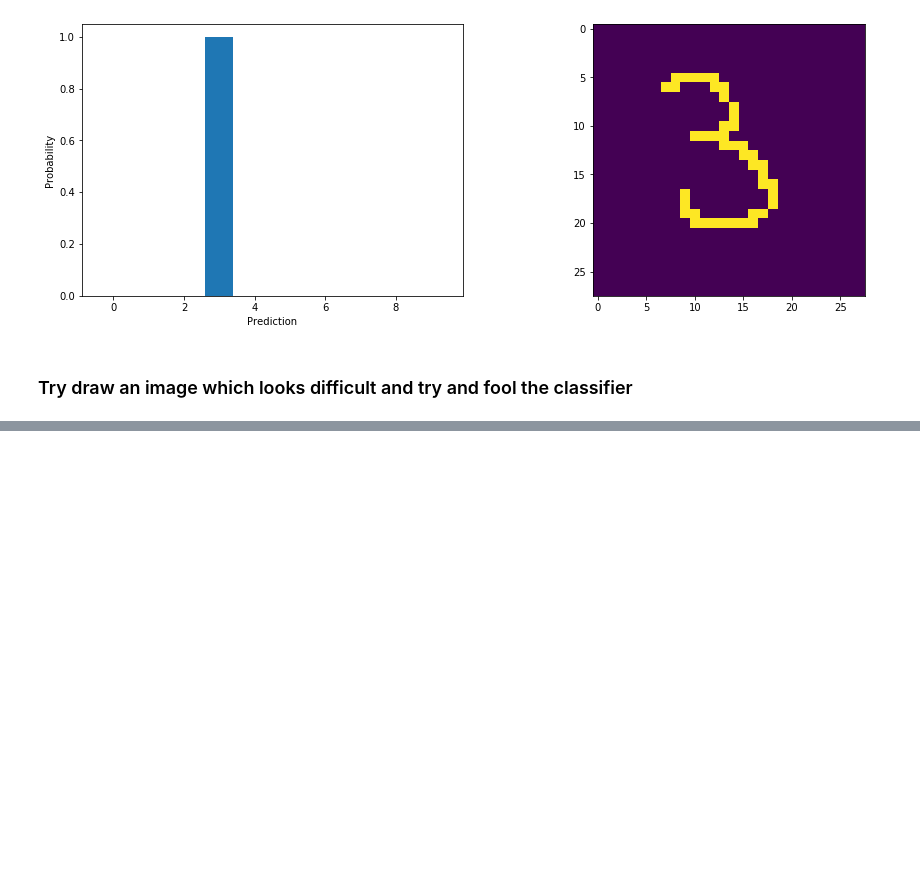
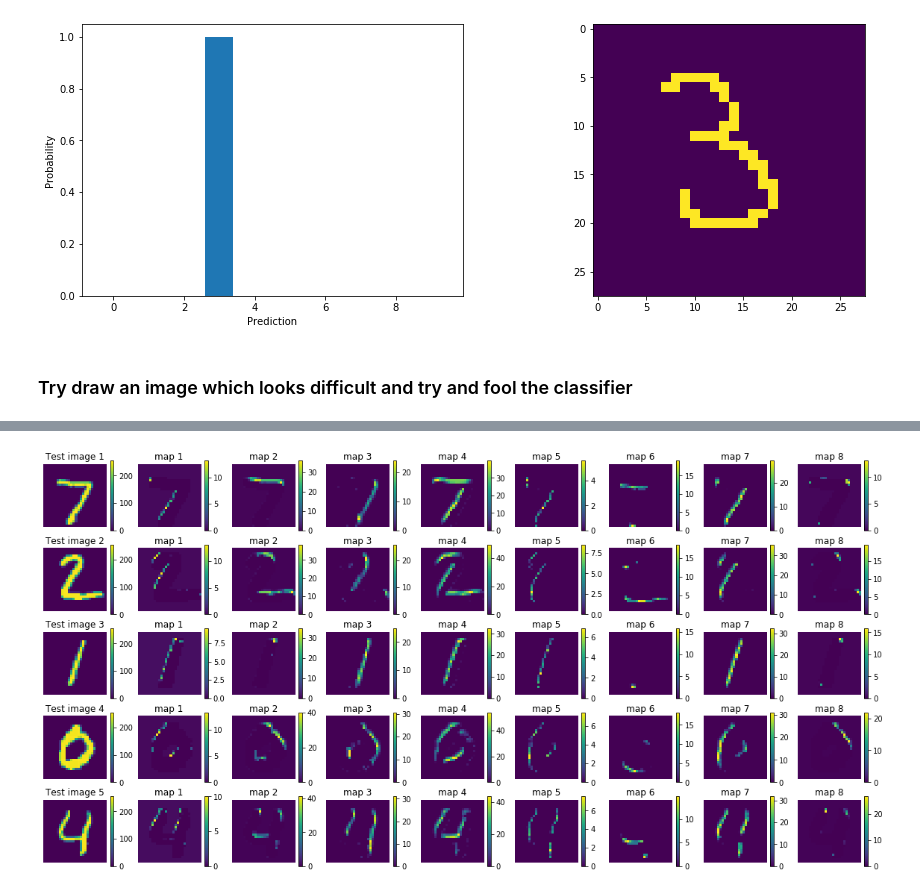
Before and after one commit to KJM42/Jack_ML, a Jupyter notebook: CNN_classifier.ipynb, the cells around one changed output, grey strips where cells are left out. Saved outputs shown, nothing was run; the diff lists cells and outputs as text; code cells hidden in the pictures; blank space fills up the shorter version.

```diff
--- a/CNN_classifier.ipynb
+++ b/CNN_classifier.ipynb
@@ -329,0 +390,5 @@ The classifier is more sure that this is the image of an **8** but it assigns so
+# %%
+# use keras.Model to take the already defined specs from parts of our CNN we trained
+# and make a new model which only passes inputs through the first layer
+output_layer1 = k.Model(inputs=model.inputs, outputs=model.layers[0].output, name='output_layer1')
+output_layer1.summary()
@@ -329,0 +408,21 @@ The classifier is more sure that this is the image of an **8** but it assigns so
+# %%
+# get the output of the first layer for the first 5 test images
+predict = output_layer1.predict(x_test[0:5])
+
+# Make a subplot to show results
+fig, ax = plt.subplots(5,9, figsize=(20,10))
+
+for i in range(5):
+    for j in range(9):
+        if j==0:
+            img = ax[i,j].imshow(x_test[i,:,:,0])
+            fig.colorbar(img, ax=ax[i,j])
+            ax[i,j].set_title('Test image {}'.format(i+1))
+            ax[i,j].axis('off')
+        else:
+            img = ax[i,j].imshow(predict[i,:,:,j-1])
+            fig.colorbar(img, ax=ax[i,j])
+            ax[i,j].set_title('map {}'.format(j))
+            ax[i,j].axis('off')
+# %% [output]
+[figure, added]
```
Also changed, not shown: parts of 34 cells of this notebook, 1 other file.
